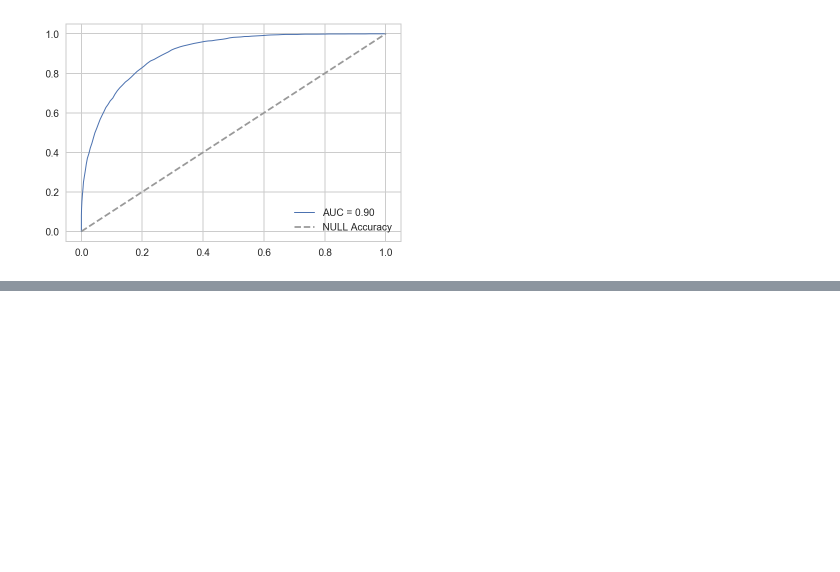
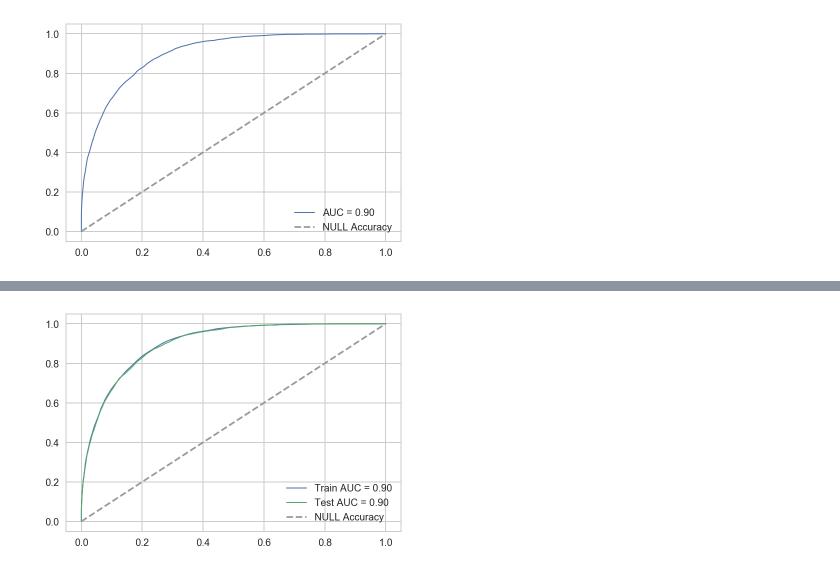
Before and after one commit to anindya-saha/Data-Science-with-Spark, a Jupyter notebook: predict-us-census-income-classification/predict-us-census-income.ipynb, the cells around one changed output, grey strips where cells are left out. Cells and saved outputs as stored; diff of their text form; code cells hidden in the pictures; blank space fills up the shorter version.

```diff
--- a/predict-us-census-income-classification/predict-us-census-income.ipynb
+++ b/predict-us-census-income-classification/predict-us-census-income.ipynb
@@ -831,0 +1144,2 @@ plt.legend();
+# %%
+laststage = cvModel.bestModel.stages.pop()
@@ -831,0 +1165,2 @@ plt.legend();
+# %%
+assembled_test_df = cvModel.bestModel.transform(adult_test_df)
@@ -831,0 +1187,2 @@ plt.legend();
+# %%
+test_summary = best_log_reg_model.evaluate(assembled_test_df)
@@ -832,2 +1233,13 @@ plt.legend();
+# %%
+train_roc_pdf = train_summary.roc.toPandas()
+test_roc_pdf = test_summary.roc.toPandas()
+# %%
+plt.figure(figsize=(6,4))
+plt.plot(train_roc_pdf['FPR'], train_roc_pdf['TPR'], lw=1, label='Train AUC = %0.2f' % (train_summary.areaUnderROC))
+plt.plot(test_roc_pdf['FPR'], test_roc_pdf['TPR'], lw=1, label='Test AUC = %0.2f' % (test_summary.areaUnderROC))
+plt.plot([0, 1], [0, 1], '--', color=(0.6, 0.6, 0.6), label='NULL Accuracy')
+plt.legend();
+# %% [output]
+[figure, added]
 # %%
 spark.stop()
```
Also changed, not shown: parts of 99 cells of this notebook.
